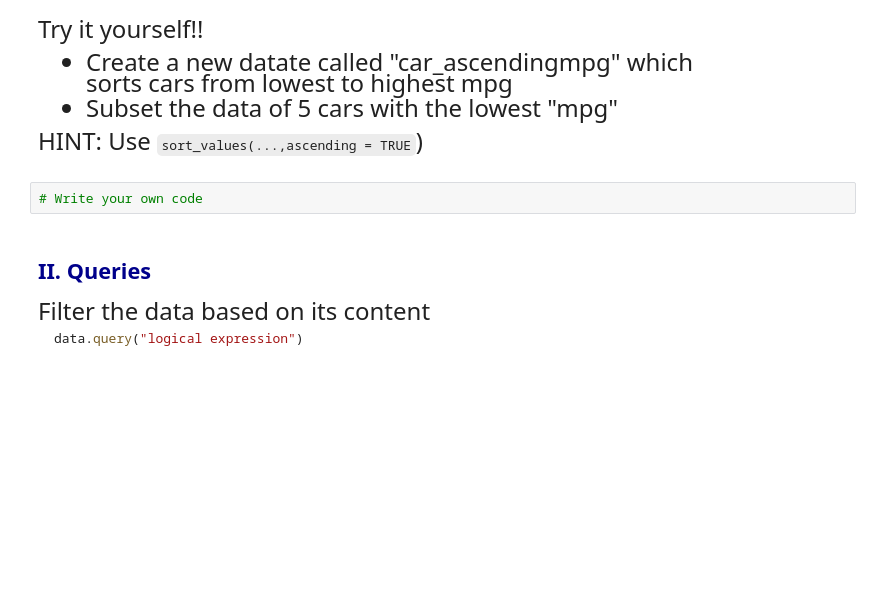
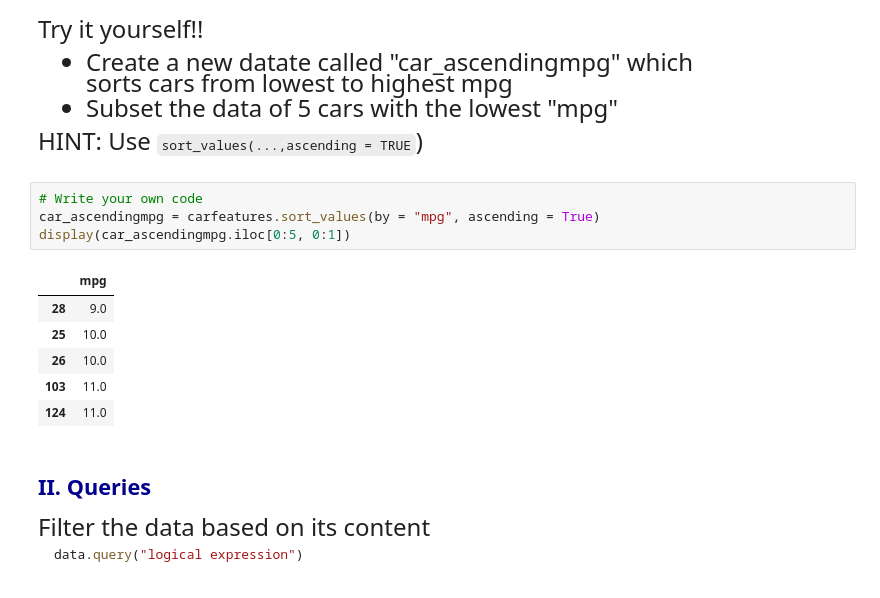
Before and after one commit to riakrishna/emoryqtm151, a Jupyter notebook: Lecture 10/Lecture 10 Personal Notes.ipynb, the cells around one changed output. Drawn from its saved outputs; the diff is of its cells as text; blank space fills up the shorter version.

```diff
--- a/Lecture 10/Lecture 10 Personal Notes.ipynb
+++ b/Lecture 10/Lecture 10 Personal Notes.ipynb
@@ -223,8 +238,17 @@ sorts cars from lowest to highest mpg
 - Subset the data of 5 cars with the lowest "mpg"
 
 HINT: Use ``sort_values(...,ascending = TRUE``)
-# %%
-# Write your own code
+# %%
+# Write your own code
+car_ascendingmpg = carfeatures.sort_values(by = "mpg", ascending = True)
+display(car_ascendingmpg.iloc[0:5, 0:1])
+# %% [output]
+|  | mpg |
+| 28 | 9.0 |
+| 25 | 10.0 |
+| 26 | 10.0 |
+| 103 | 11.0 |
+| 124 | 11.0 |
 # %% [markdown]
 ## <span style="color:darkblue"> II. Queries </span>
 
```
Also changed, not shown: parts of 3 cells of this notebook.
